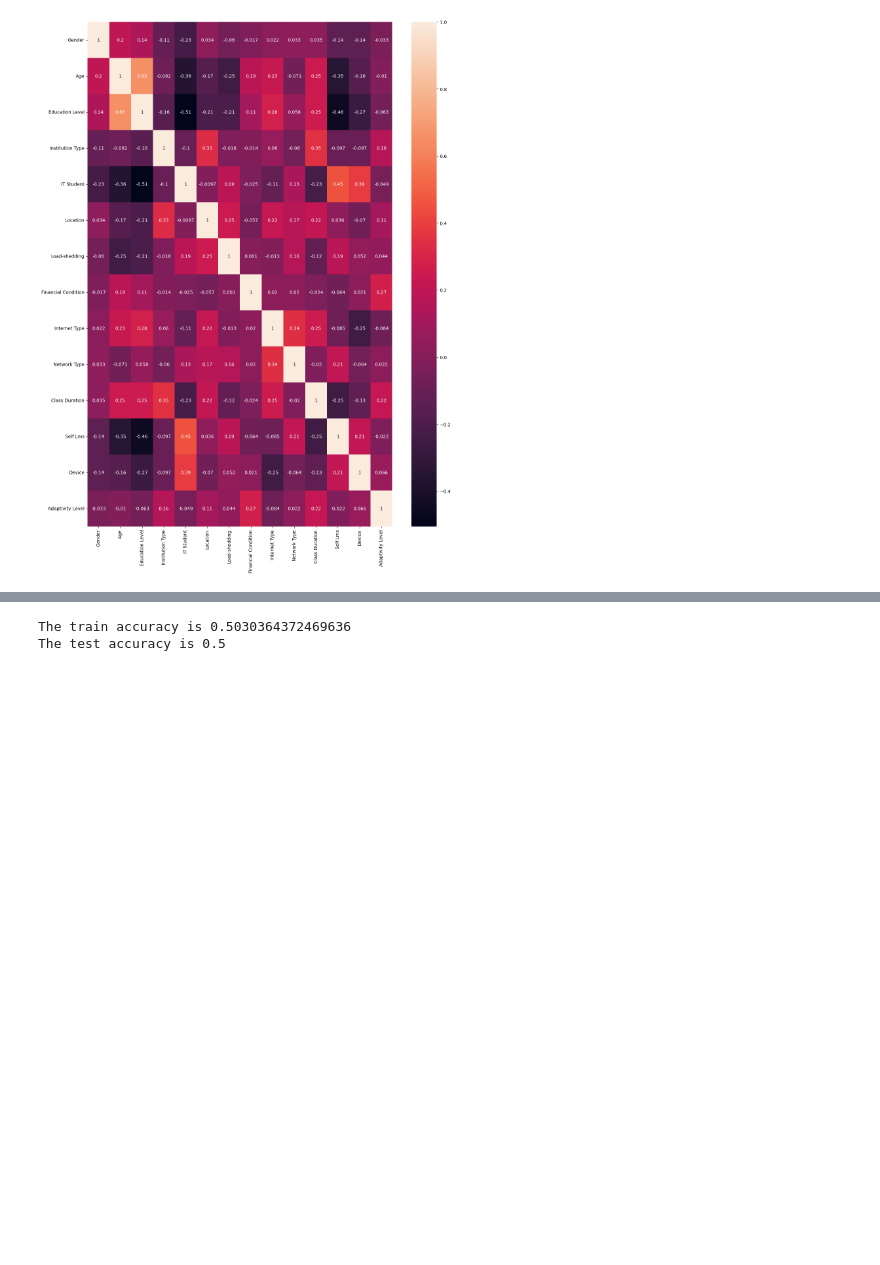
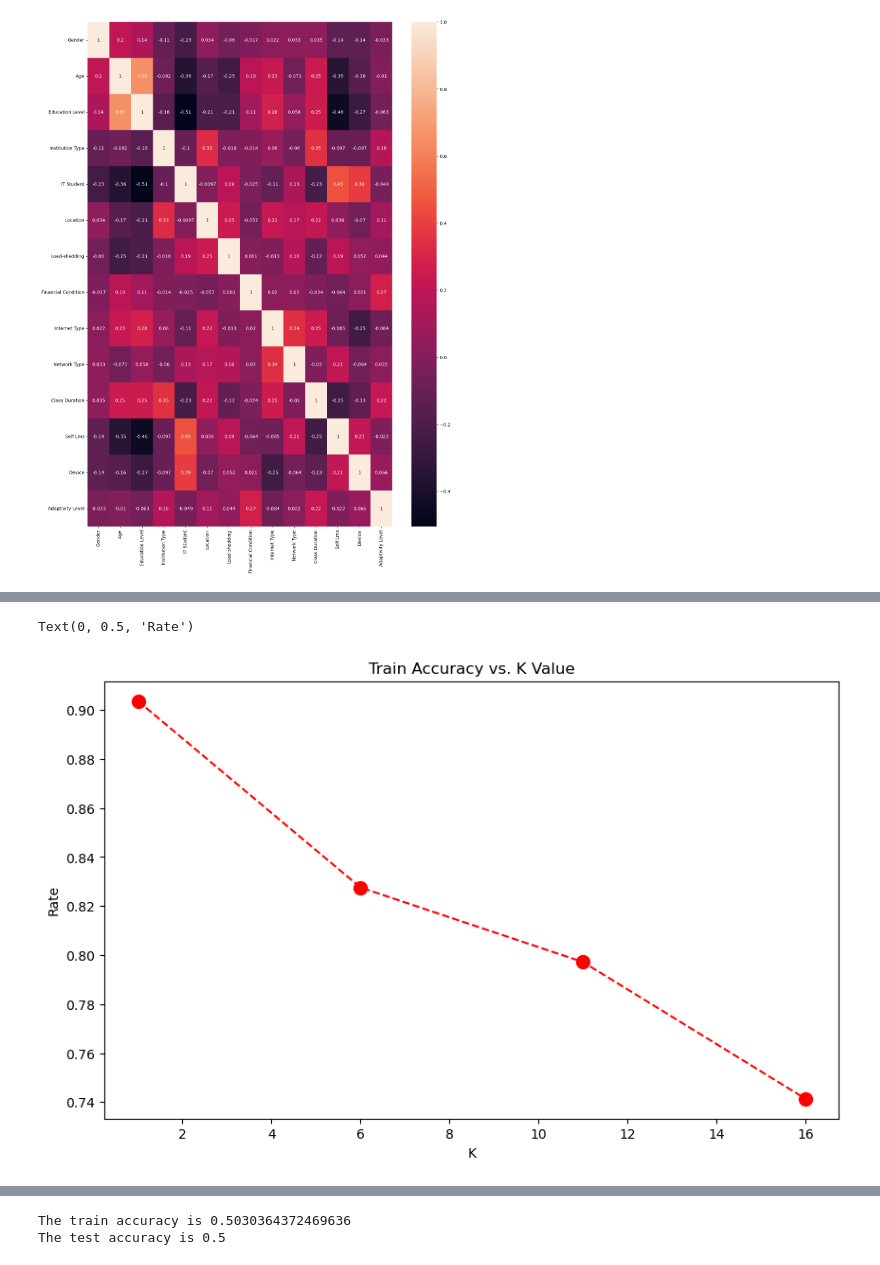
Before and after one commit to besteguney/EEE485, a Jupyter notebook: main3.py.ipynb, the cells around one changed output, grey strips where cells are left out. Saved outputs shown, nothing was run; the diff lists cells and outputs as text; code cells hidden in the pictures; blank space fills up the shorter version.

```diff
--- a/main3.py.ipynb
+++ b/main3.py.ipynb
@@ -462,0 +509,10 @@ The test accuracy is 0.8875
+# %%
+plt.figure(figsize=(10,6))
+plt.plot(range(1,20,5),train_accur,color='red', linestyle='dashed', marker='o',
+         markerfacecolor='red', markersize=10)
+plt.title('Train Accuracy vs. K Value')
+plt.xlabel('K')
+plt.ylabel('Rate')
+# %% [output]
+Text(0, 0.5, 'Rate')
+[figure, added]
```
Also changed, not shown: parts of 26 cells of this notebook, 2 other files.
